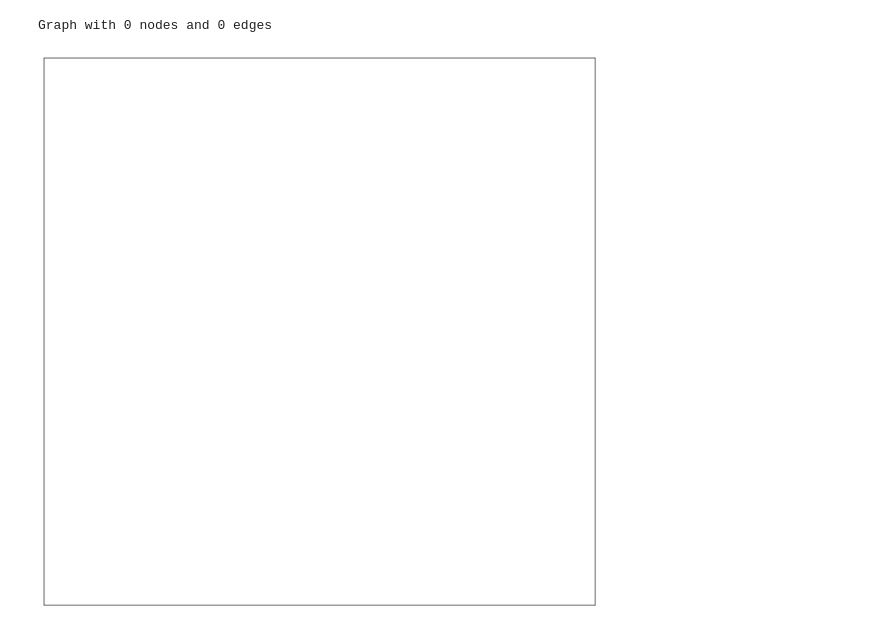
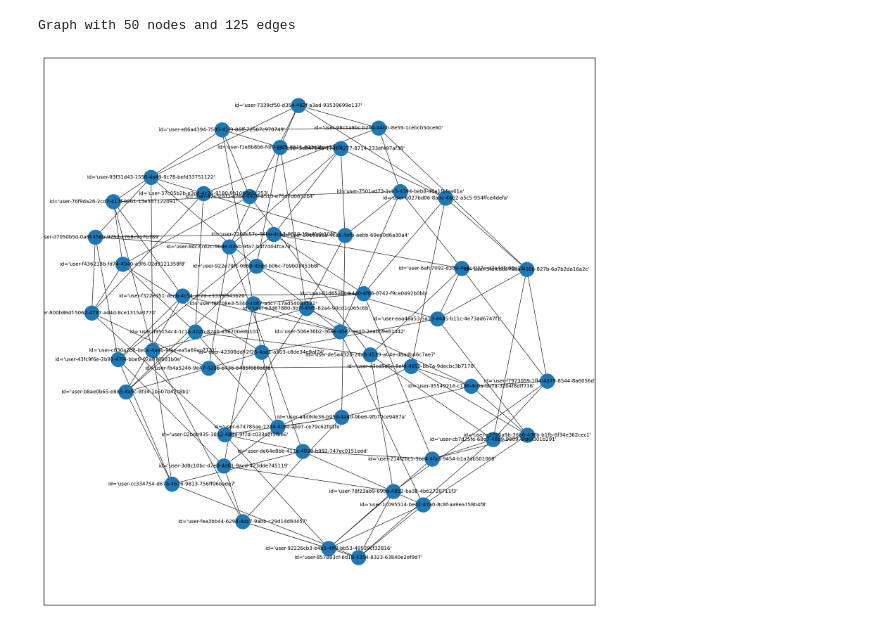
Before and after one commit to cl-trier/TWON-LSS, a Jupyter notebook: examples/Network.ipynb, the cells around one changed output. Saved outputs shown, nothing was run; the diff lists cells and outputs as text; code cells hidden in the pictures.

```diff
--- a/examples/Network.ipynb
+++ b/examples/Network.ipynb
@@ -6,11 +8,14 @@ from twon_lss.schemas import Network
+# %%
+N: int = 50
 # %%
-network = Network.from_graph(networkx.random_regular_graph(5, 50))
-print(network)
+users: typing.List[User] = [User() for _ in range(N)]
+network = Network.from_graph(networkx.random_regular_graph(5, N), users)
+print(network.root)
 # %% [output]
-Graph with 0 nodes and 0 edges
+Graph with 50 nodes and 125 edges
 # %%
 plt.figure(figsize=(12, 12), dpi=300)
 
-networkx.draw_networkx(network.graph, with_labels=True, width=0.5, font_size=6)
+networkx.draw_networkx(network.root, with_labels=True, width=0.5, font_size=6)
 # %% [output]
-[figure, old version]
+[figure, new version]
```
Also changed, not shown: parts of 2 cells of this notebook, 3 other files.
